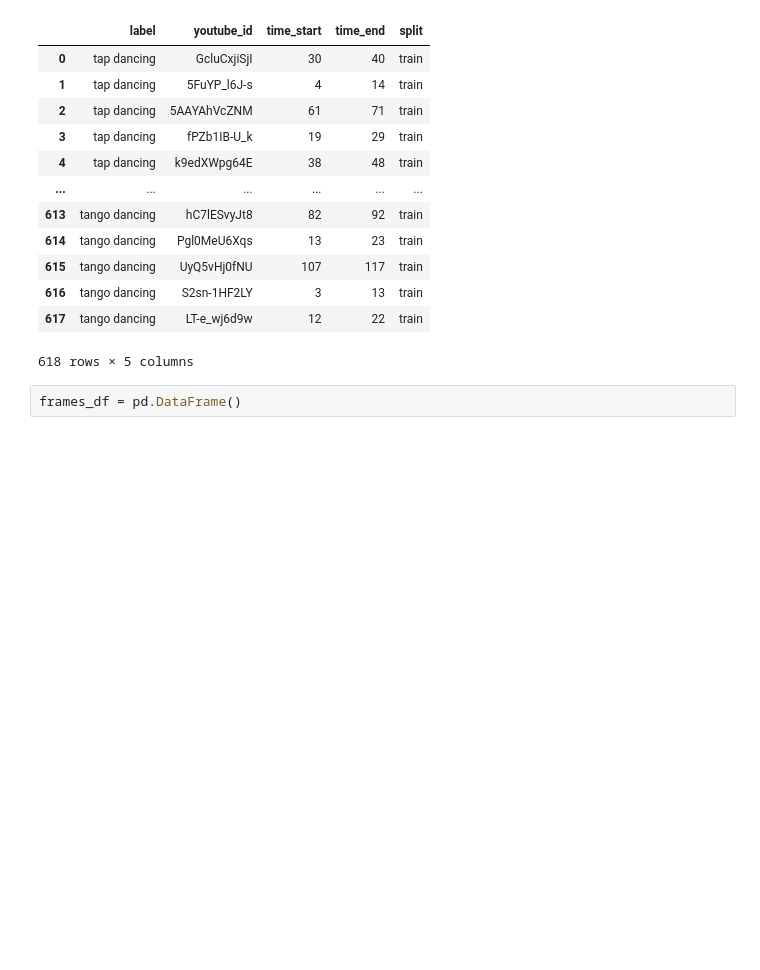
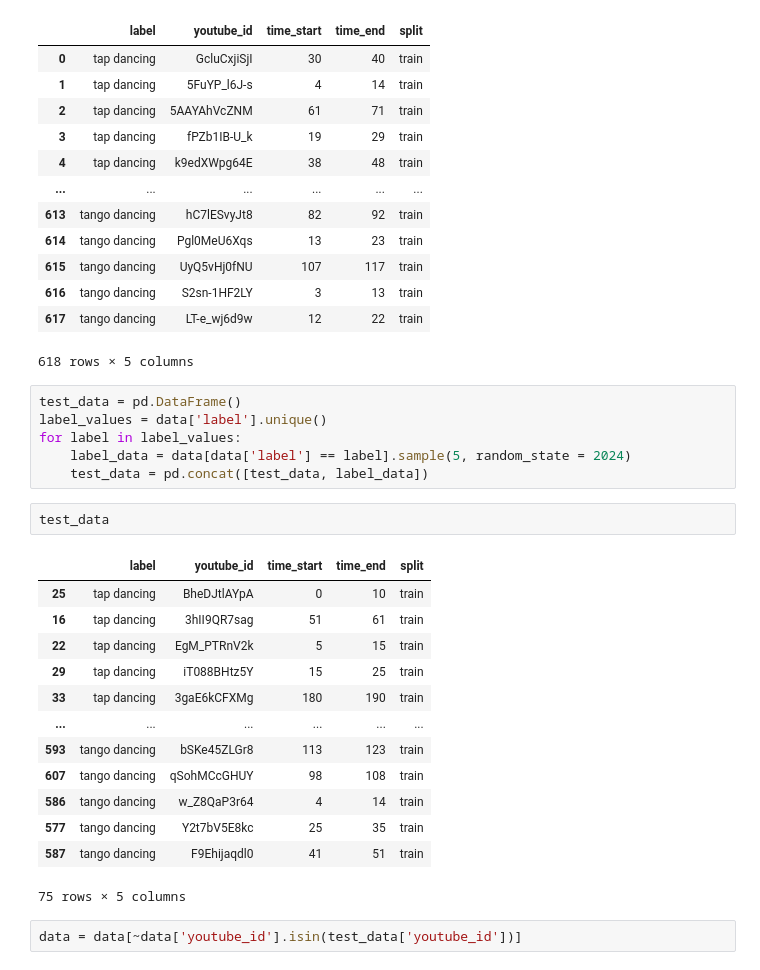
Before and after one commit to CoffeeTime66/pose_estimation, a Jupyter notebook: image_extraction.ipynb, the cells around one changed output. Cells and saved outputs as stored; diff of their text form; blank space fills up the shorter version.

```diff
--- a/image_extraction.ipynb
+++ b/image_extraction.ipynb
@@ -22,5 +22,27 @@ data
 | 616 | tango dancing | S2sn-1HF2LY | 3 | 13 | train |
 | 617 | tango dancing | LT-e_wj6d9w | 12 | 22 | train |
 618 rows × 5 columns
-# %%
-frames_df = pd.DataFrame()
+# %%
+test_data = pd.DataFrame()
+label_values = data['label'].unique()
+for label in label_values:
+    label_data = data[data['label'] == label].sample(5, random_state = 2024)
+    test_data = pd.concat([test_data, label_data])
+# %%
+test_data
+# %% [output]
+|  | label | youtube_id | time_start | time_end | split |
+| 25 | tap dancing | BheDJtlAYpA | 0 | 10 | train |
+| 16 | tap dancing | 3hII9QR7sag | 51 | 61 | train |
+| 22 | tap dancing | EgM_PTRnV2k | 5 | 15 | train |
+| 29 | tap dancing | iT088BHtz5Y | 15 | 25 | train |
+| 33 | tap dancing | 3gaE6kCFXMg | 180 | 190 | train |
+| ... | ... | ... | ... | ... | ... |
+| 593 | tango dancing | bSKe45ZLGr8 | 113 | 123 | train |
+| 607 | tango dancing | qSohMCcGHUY | 98 | 108 | train |
+| 586 | tango dancing | w_Z8QaP3r64 | 4 | 14 | train |
+| 577 | tango dancing | Y2t7bV5E8kc | 25 | 35 | train |
+| 587 | tango dancing | F9Ehijaqdl0 | 41 | 51 | train |
+75 rows × 5 columns
+# %%
+data = data[~data['youtube_id'].isin(test_data['youtube_id'])]
```
Also changed, not shown: parts of 6 cells of this notebook, 2 other files.
